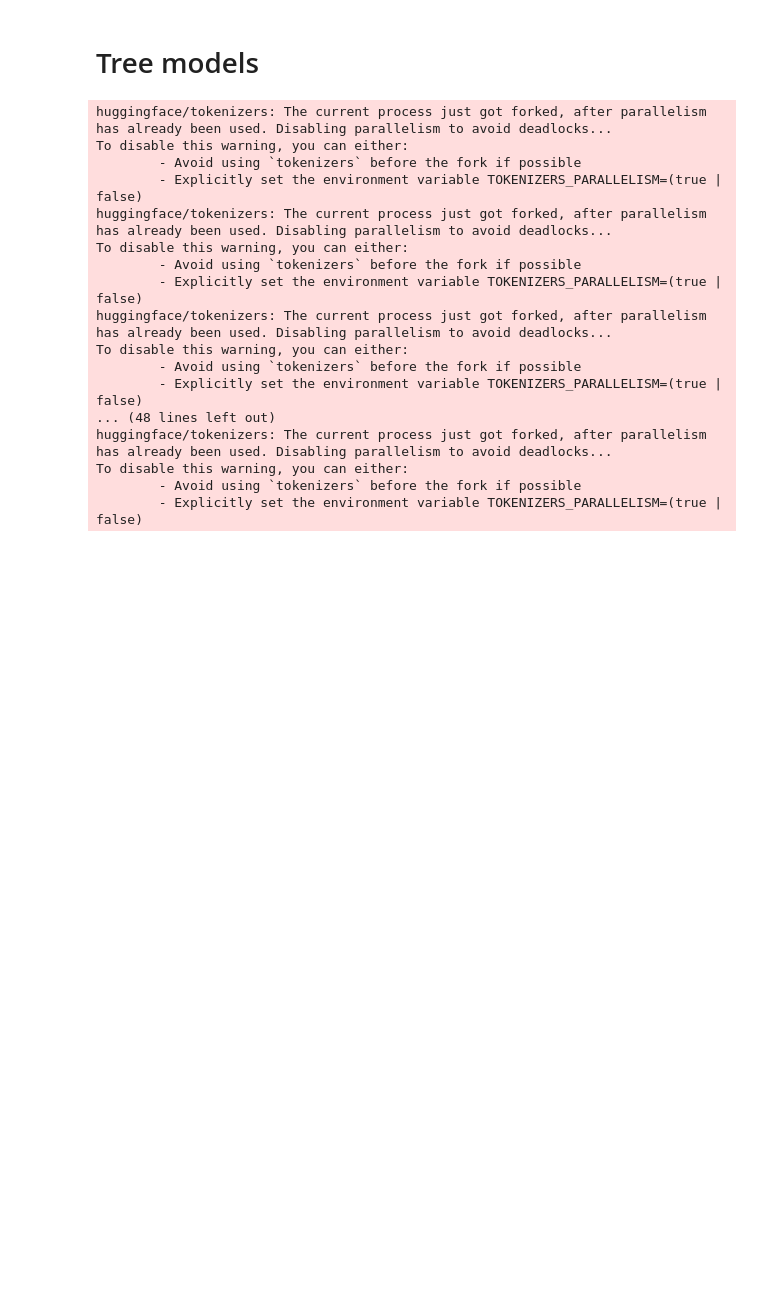
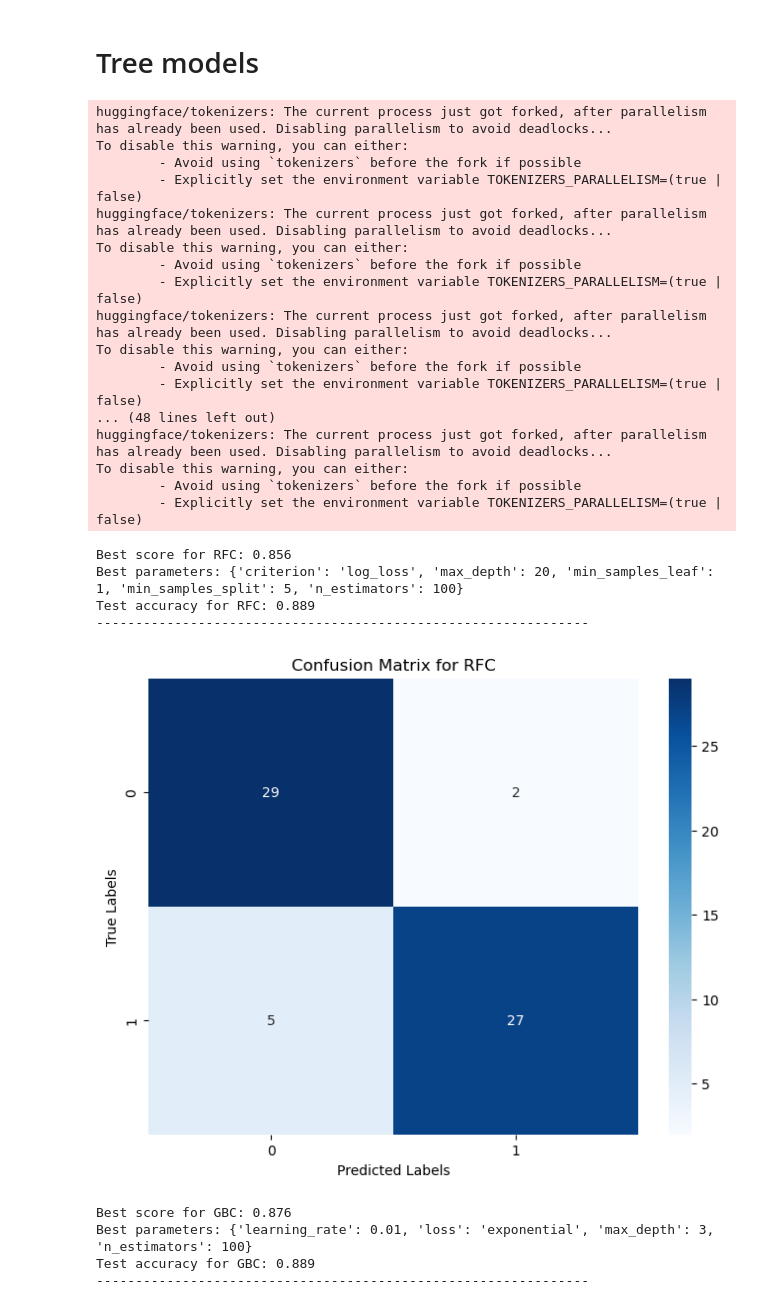
Before and after one commit to MaukanMir/Social-NLP-Project, a Jupyter notebook: training.ipynb, the cells around one changed output. Cells and saved outputs as stored; diff of their text form; code cells hidden in the pictures; blank space fills up the shorter version.

```diff
--- a/training.ipynb
+++ b/training.ipynb
@@ -383,31 +383,39 @@ param_grid = {
     },
     "DTC":{
         "criterion":['gini', 'entropy', 'log_loss'],
-        'n_estimators': [100, 200, 300],
         'max_depth': [None, 10, 20, 30],
         'min_samples_split': [2, 5, 10],
         'min_samples_leaf': [1, 2, 4],
     }
 }
 
 metric = make_scorer(accuracy_score)
 
 grid_search_selected_models(param_grid, names, models, X, y, metric)
 # %% [output]
 huggingface/tokenizers: The current process just got forked, after parallelism has already been used. Disabling parallelism to avoid deadlocks...
 To disable this warning, you can either:
         - Avoid using `tokenizers` before the fork if possible
         - Explicitly set the environment variable TOKENIZERS_PARALLELISM=(true | false)
 huggingface/tokenizers: The current process just got forked, after parallelism has already been used. Disabling parallelism to avoid deadlocks...
 To disable this warning, you can either:
         - Avoid using `tokenizers` before the fork if possible
         - Explicitly set the environment variable TOKENIZERS_PARALLELISM=(true | false)
 huggingface/tokenizers: The current process just got forked, after parallelism has already been used. Disabling parallelism to avoid deadlocks...
 To disable this warning, you can either:
         - Avoid using `tokenizers` before the fork if possible
         - Explicitly set the environment variable TOKENIZERS_PARALLELISM=(true | false)
 ... (48 lines left out)
 huggingface/tokenizers: The current process just got forked, after parallelism has already been used. Disabling parallelism to avoid deadlocks...
 To disable this warning, you can either:
         - Avoid using `tokenizers` before the fork if possible
         - Explicitly set the environment variable TOKENIZERS_PARALLELISM=(true | false)
+Best score for RFC: 0.856
+Best parameters: {'criterion': 'log_loss', 'max_depth': 20, 'min_samples_leaf': 1, 'min_samples_split': 5, 'n_estimators': 100}
+Test accuracy for RFC: 0.889
+---------------------------------------------------------------
+[figure, added]
+Best score for GBC: 0.876
+Best parameters: {'learning_rate': 0.01, 'loss': 'exponential', 'max_depth': 3, 'n_estimators': 100}
+Test accuracy for GBC: 0.889
+---------------------------------------------------------------
```
Also changed, not shown: parts of 1 cell of this notebook.
